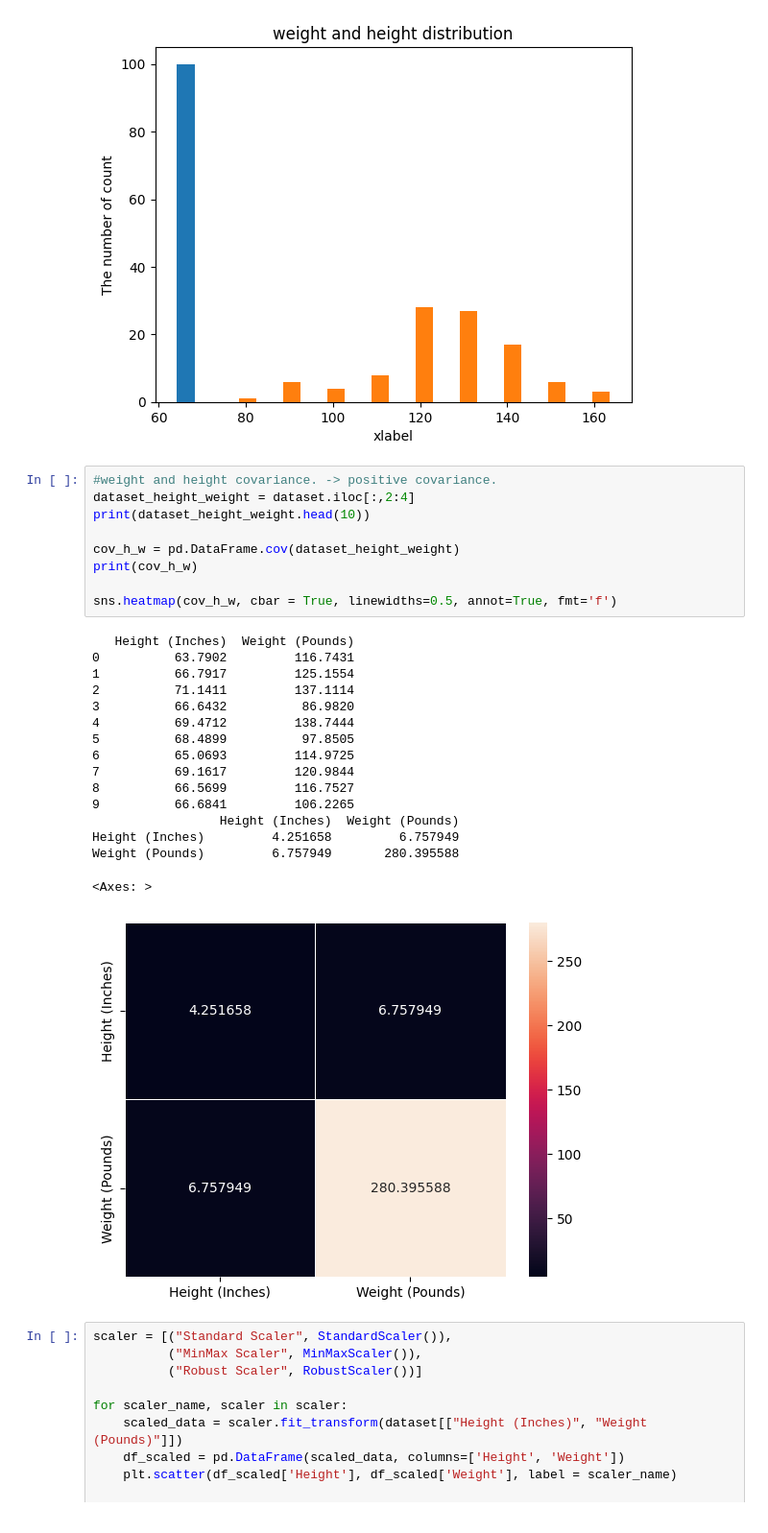
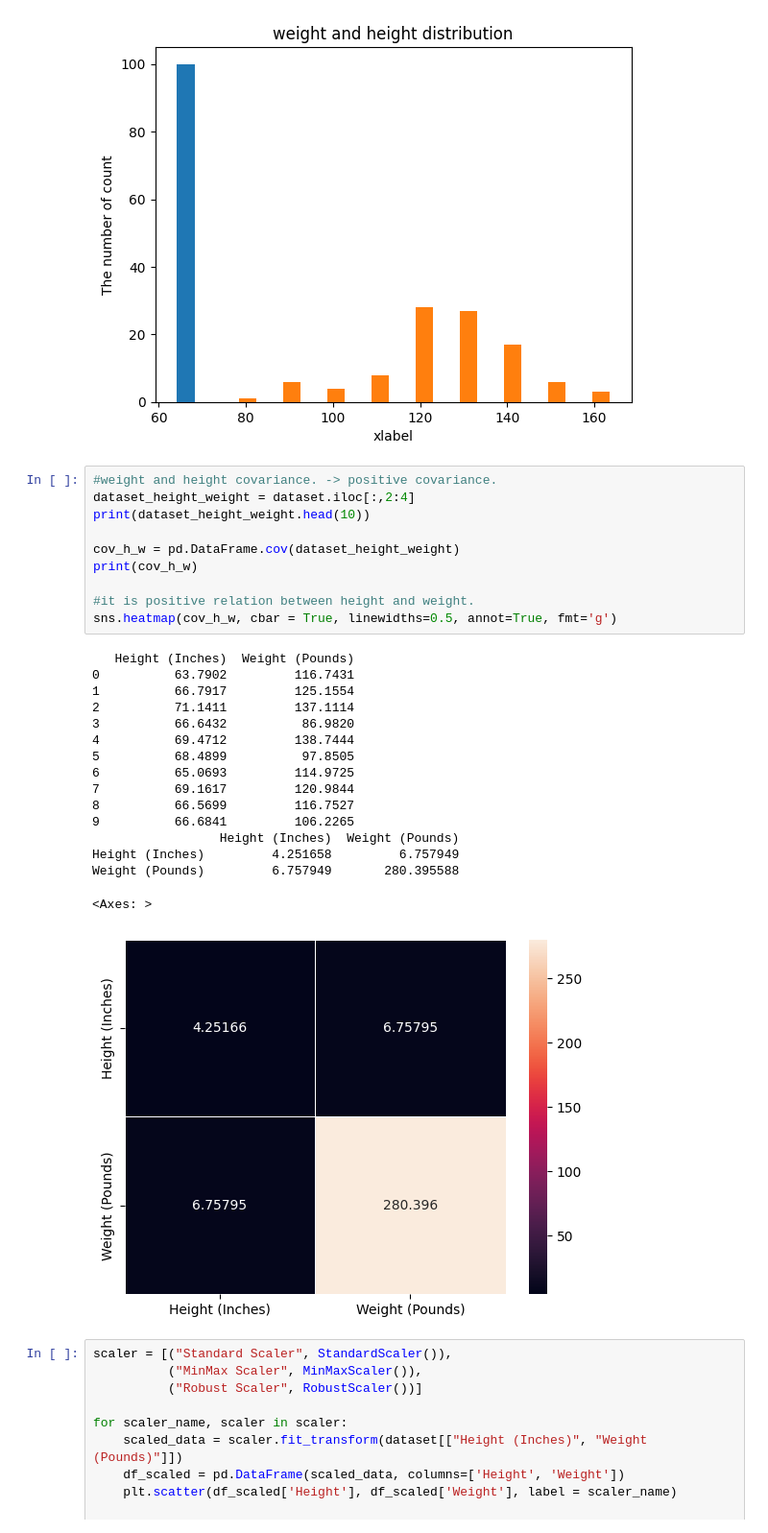
Before and after one commit to Seungminin/Data_Science, a Jupyter notebook: Class/BMI_data.ipynb, the cells around one changed output. Shown: that part at 96% size. Drawn from its saved outputs; the diff is of its cells as text.

```diff
--- a/Class/BMI_data.ipynb
+++ b/Class/BMI_data.ipynb
@@ -67,29 +85,30 @@ plt.show()
 # %%
 #weight and height covariance. -> positive covariance.
 dataset_height_weight = dataset.iloc[:,2:4]
 print(dataset_height_weight.head(10))
 
 cov_h_w = pd.DataFrame.cov(dataset_height_weight)
 print(cov_h_w)
 
-sns.heatmap(cov_h_w, cbar = True, linewidths=0.5, annot=True, fmt='f')
+#it is positive relation between height and weight.
+sns.heatmap(cov_h_w, cbar = True, linewidths=0.5, annot=True, fmt='g')
 # %% [output]
    Height (Inches)  Weight (Pounds)
 0          63.7902         116.7431
 1          66.7917         125.1554
 2          71.1411         137.1114
 3          66.6432          86.9820
 4          69.4712         138.7444
 5          68.4899          97.8505
 6          65.0693         114.9725
 7          69.1617         120.9844
 8          66.5699         116.7527
 9          66.6841         106.2265
                  Height (Inches)  Weight (Pounds)
 Height (Inches)         4.251658         6.757949
 Weight (Pounds)         6.757949       280.395588
 <Axes: >
-[figure, old version]
+[figure, new version]
 # %%
 scaler = [("Standard Scaler", StandardScaler()),
           ("MinMax Scaler", MinMaxScaler()),
```
Also changed, not shown: parts of 2 cells of this notebook, 1 other file.
